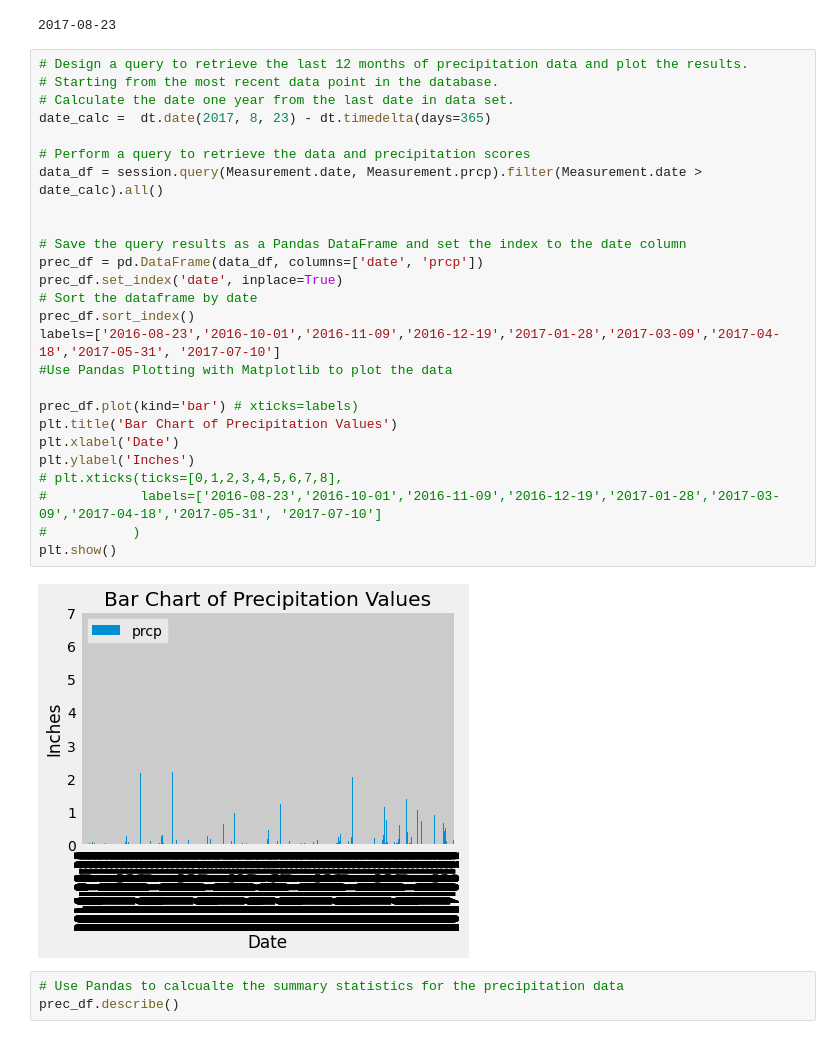
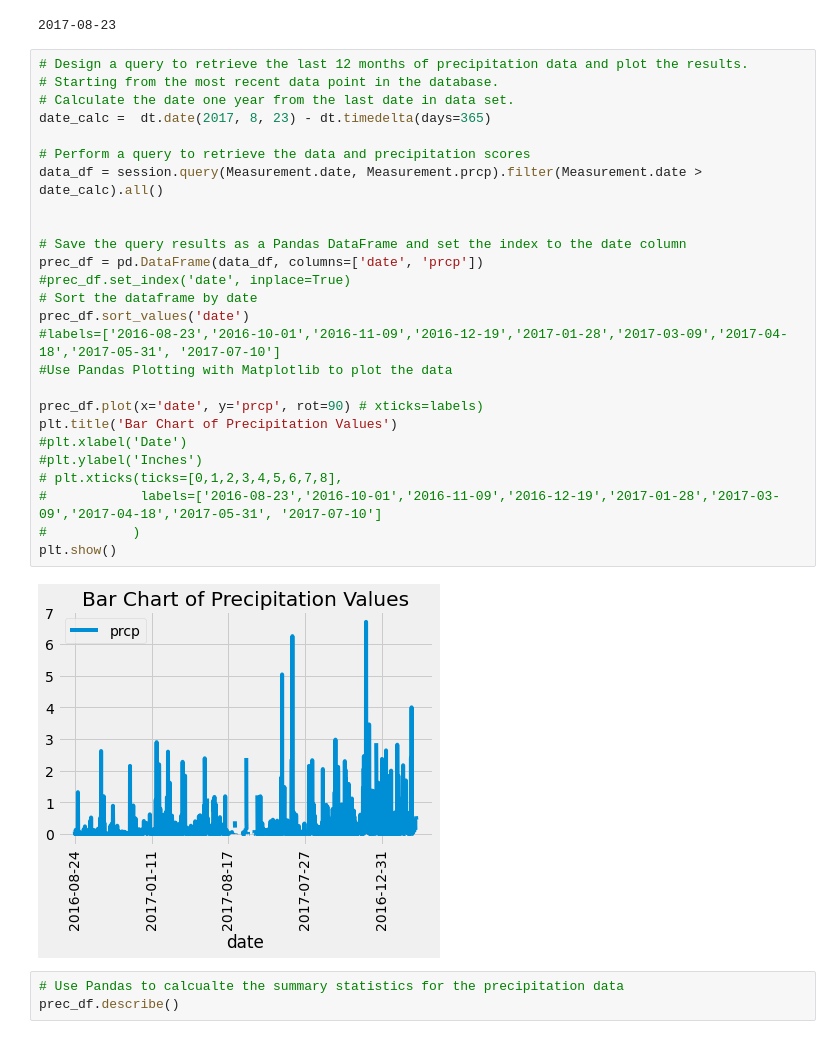
Before and after one commit to HBodden/sqlalchemy-challenge, a Jupyter notebook: climate_final.ipynb, the cells around one changed output. Drawn from its saved outputs; the diff is of its cells as text.

```diff
--- a/climate_final.ipynb
+++ b/climate_final.ipynb
@@ -60,31 +60,31 @@ for date in recent_dt.limit(1):
 # %%
 # Design a query to retrieve the last 12 months of precipitation data and plot the results.
 # Starting from the most recent data point in the database.
 # Calculate the date one year from the last date in data set.
 date_calc =  dt.date(2017, 8, 23) - dt.timedelta(days=365)
 
 # Perform a query to retrieve the data and precipitation scores
 data_df = session.query(Measurement.date, Measurement.prcp).filter(Measurement.date > date_calc).all()
 
 
 # Save the query results as a Pandas DataFrame and set the index to the date column
 prec_df = pd.DataFrame(data_df, columns=['date', 'prcp'])
-prec_df.set_index('date', inplace=True)
+#prec_df.set_index('date', inplace=True)
 # Sort the dataframe by date
-prec_df.sort_index()
-labels=['2016-08-23','2016-10-01','2016-11-09','2016-12-19','2017-01-28','2017-03-09','2017-04-18','2017-05-31', '2017-07-10']
+prec_df.sort_values('date')
+#labels=['2016-08-23','2016-10-01','2016-11-09','2016-12-19','2017-01-28','2017-03-09','2017-04-18','2017-05-31', '2017-07-10']
 #Use Pandas Plotting with Matplotlib to plot the data
 
-prec_df.plot(kind='bar') # xticks=labels)
+prec_df.plot(x='date', y='prcp', rot=90) # xticks=labels)
 plt.title('Bar Chart of Precipitation Values')
-plt.xlabel('Date')
-plt.ylabel('Inches')
+#plt.xlabel('Date')
+#plt.ylabel('Inches')
 # plt.xticks(ticks=[0,1,2,3,4,5,6,7,8],
 #            labels=['2016-08-23','2016-10-01','2016-11-09','2016-12-19','2017-01-28','2017-03-09','2017-04-18','2017-05-31', '2017-07-10']
 #           )
 plt.show()
 # %% [output]
-[figure, old version]
+[figure, new version]
 # %%
 # Use Pandas to calcualte the summary statistics for the precipitation data
 prec_df.describe()
```
Also changed, not shown: parts of 1 cell of this notebook, 1 other file.
